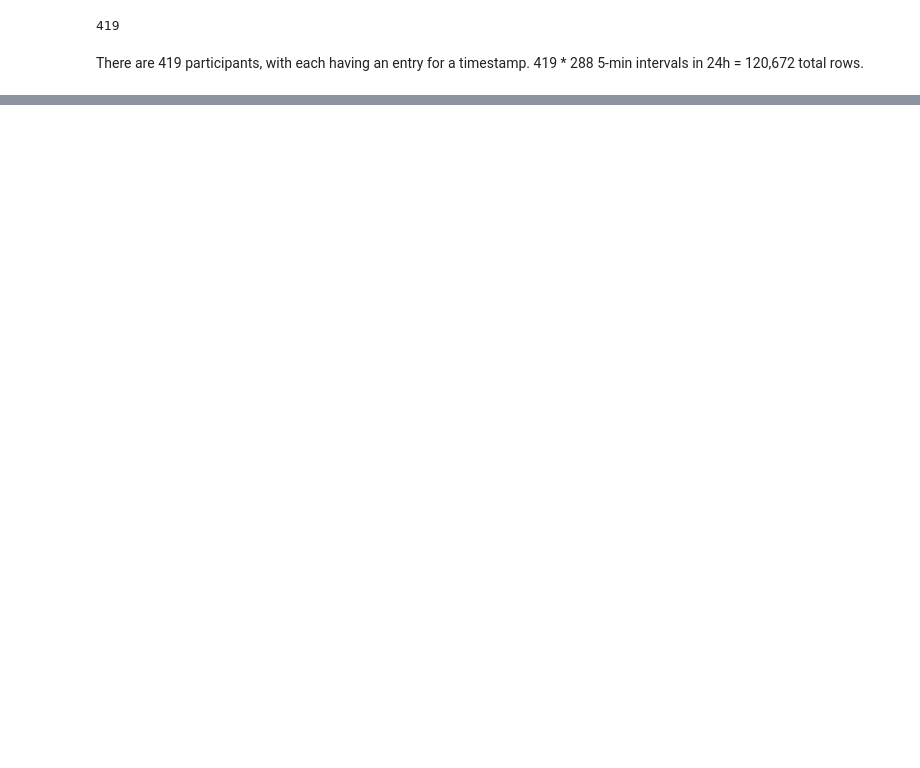
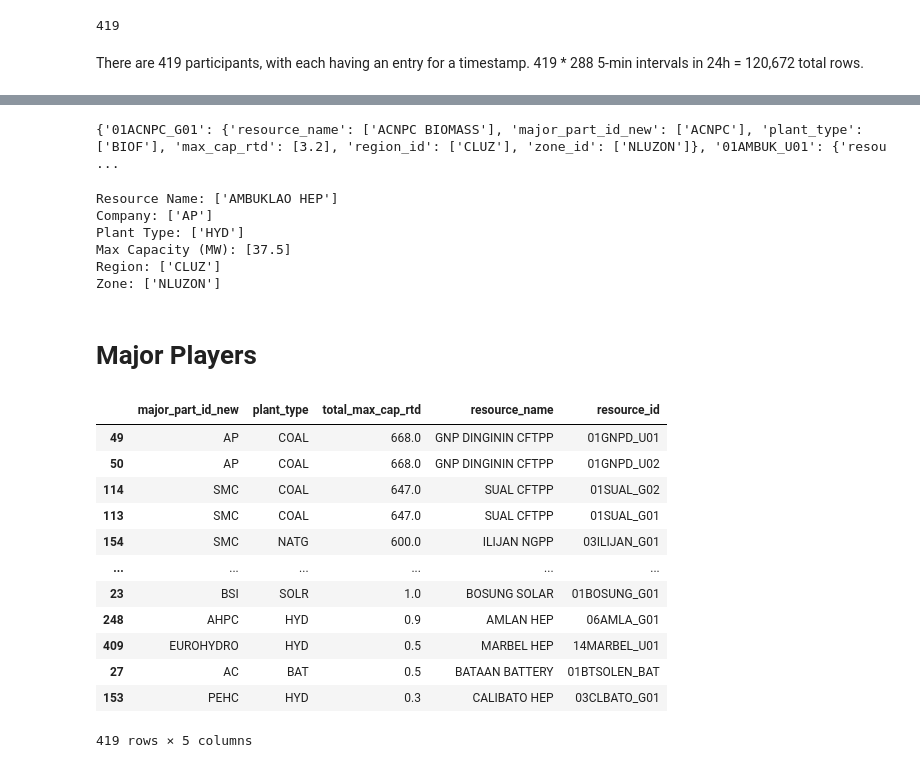
Before and after one commit to gbrosell/maroon-archers, a Jupyter notebook: WESM_EDA.ipynb, the cells around one changed output, grey strips where cells are left out. Saved outputs shown, nothing was run; the diff lists cells and outputs as text; code cells hidden in the pictures; blank space fills up the shorter version.

Commit message:
add power company dict and visualization

```diff
--- a/WESM_EDA.ipynb
+++ b/WESM_EDA.ipynb
@@ -170,0 +271,18 @@ There are 419 participants, with each having an entry for a timestamp.
+# %%
+# Make a dict for resource_id
+resource_dict = {}
+
+for resource_id, group in df.groupby('resource_id'):
+    resource_dict[resource_id] = {
+        'resource_name': group['resource_name'].unique().tolist(),
+        'major_part_id_new': group['major_part_id_new'].unique().tolist(),
+        'plant_type': group['plant_type'].unique().tolist(),
+        'max_cap_rtd': group['max_cap_rtd'].unique().tolist(),
+        'region_id': group['region_id'].unique().tolist(),
+        'zone_id': group['zone_id'].unique().tolist(),
+    }
+
+# Display the dictionary
+print(resource_dict)
+# %% [output]
+{'01ACNPC_G01': {'resource_name': ['ACNPC BIOMASS'], 'major_part_id_new': ['ACNPC'], 'plant_type': ['BIOF'], 'max_cap_rtd': [3.2], 'region_id': ['CLUZ'], 'zone_id': ['NLUZON']}, '01AMBUK_U01': {'resou ...
@@ -170,0 +302,61 @@ There are 419 participants, with each having an entry for a timestamp.
+# %%
+# Input resource name to get its information
+input_resource_name = '01AMBUK_U01'#'01SUAL_G01'
+print_resource_info(input_resource_name)
+# %% [output]
+Resource Name: ['AMBUKLAO HEP']
+Company: ['AP']
+Plant Type: ['HYD']
+Max Capacity (MW): [37.5]
+Region: ['CLUZ']
+Zone: ['NLUZON']
+# %% [markdown]
+# Major Players
+# %%
+# Convert the dictionary to a list of dictionaries for Plotly
+data_for_plotly = []
+for resource_id, values in resource_dict.items():
+    total_max_cap_rtd = sum(values['max_cap_rtd'])  # Calculate total max capacity for the resource_id
+    for plant_type, resource_name in zip(values['plant_type'], values['resource_name']):
+        data_for_plotly.append({
+            'major_part_id_new': values['major_part_id_new'][0],  # Assuming major_part_id_new is the same for all entries
+            'plant_type': plant_type,
+            'total_max_cap_rtd': total_max_cap_rtd,
+            'resource_name': resource_name,
+            'resource_id': resource_id
+        })
+
+# Create DataFrame from the list of dictionaries
+df_for_plotly = pd.DataFrame(data_for_plotly)
+
+# Sort the DataFrame by total_max_cap_rtd in descending order
+df_for_plotly = df_for_plotly.sort_values(by='total_max_cap_rtd', ascending=False)
+
+# # Create a stacked bar chart using Plotly Express
+# fig = px.bar(df_for_plotly,
+#              x='major_part_id_new',
+#              y='total_max_cap_rtd',
+#              color='plant_type',
+#              labels={'total_max_cap_rtd': 'Total Max Capacity (MW)'},
+#              title='Total Max Capacity by major_part_id_new and plant_type',
+#              hover_data={'resource_id': True, 'resource_name': True, 'plant_type': True, 'total_max_cap_rtd': ':.2f'},
+#              )
+
+# # Show the plot
+# fig.show()
+# %%
+df_for_plotly
+# %% [output]
+|  | major_part_id_new | plant_type | total_max_cap_rtd | resource_name | resource_id |
+| 49 | AP | COAL | 668.0 | GNP DINGININ CFTPP | 01GNPD_U01 |
+| 50 | AP | COAL | 668.0 | GNP DINGININ CFTPP | 01GNPD_U02 |
+| 114 | SMC | COAL | 647.0 | SUAL CFTPP | 01SUAL_G02 |
+| 113 | SMC | COAL | 647.0 | SUAL CFTPP | 01SUAL_G01 |
+| 154 | SMC | NATG | 600.0 | ILIJAN NGPP | 03ILIJAN_G01 |
+| ... | ... | ... | ... | ... | ... |
+| 23 | BSI | SOLR | 1.0 | BOSUNG SOLAR | 01BOSUNG_G01 |
+| 248 | AHPC | HYD | 0.9 | AMLAN HEP | 06AMLA_G01 |
+| 409 | EUROHYDRO | HYD | 0.5 | MARBEL HEP | 14MARBEL_U01 |
+| 27 | AC | BAT | 0.5 | BATAAN BATTERY | 01BTSOLEN_BAT |
+| 153 | PEHC | HYD | 0.3 | CALIBATO HEP | 03CLBATO_G01 |
+419 rows × 5 columns
```
Also changed, not shown: parts of 36 cells of this notebook.
